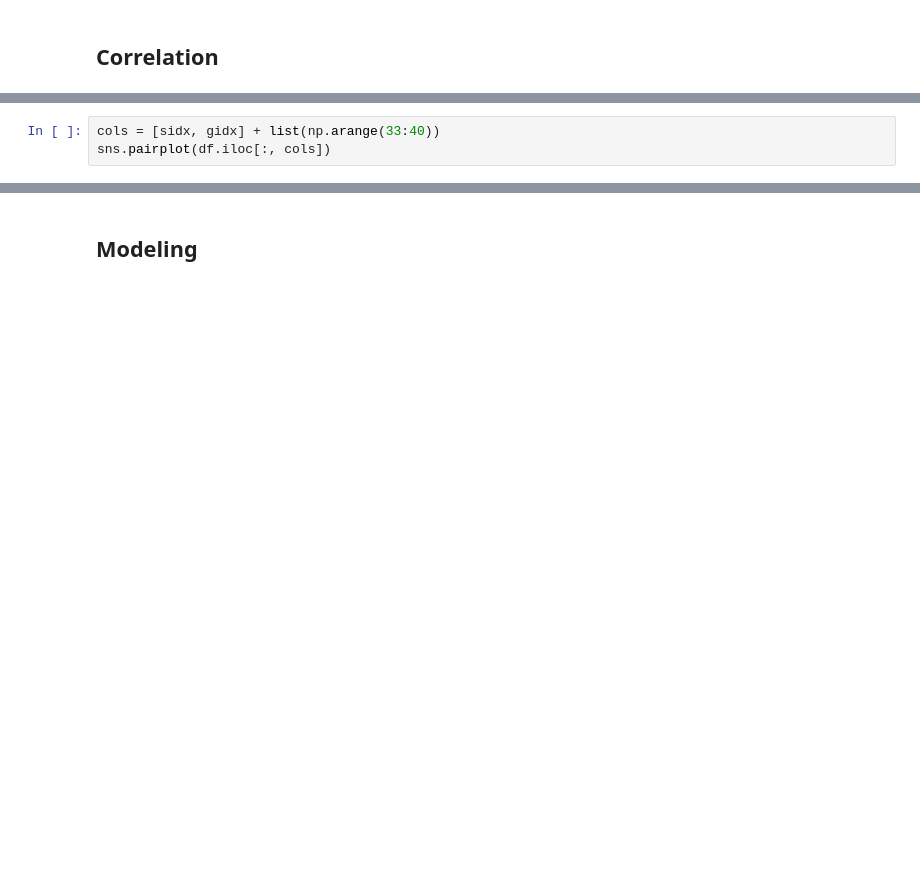
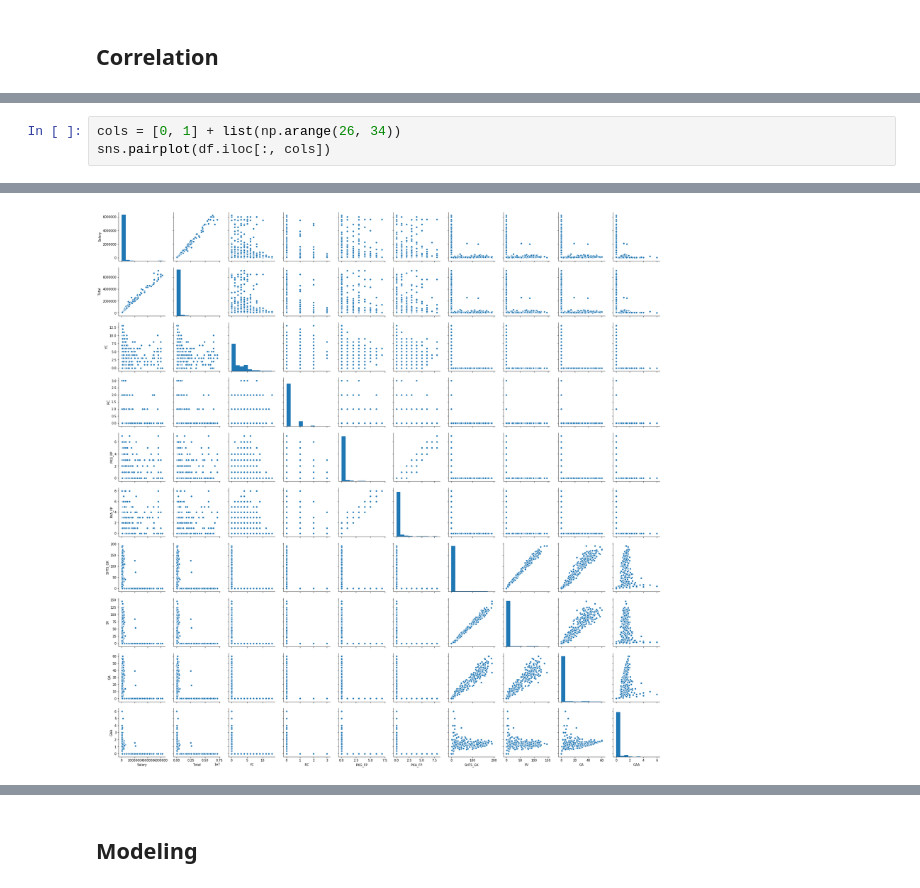
Before and after one commit to cneiderer/Class_Projects, a Jupyter notebook: Project_2/ModelBuilding.ipynb, the cells around one changed output, grey strips where cells are left out. Saved outputs shown, nothing was run; the diff lists cells and outputs as text; blank space fills up the shorter version.

```diff
--- a/Project_2/ModelBuilding.ipynb
+++ b/Project_2/ModelBuilding.ipynb
@@ -208,4 +283,4 @@ sns.pairplot(df.iloc[:, cols])
 # %%
-cols = [sidx, gidx] + list(np.arange(33:40))
+cols = [0, 1] + list(np.arange(26, 34))
 sns.pairplot(df.iloc[:, cols])
 # %% [output]
@@ -213 +288,2 @@ SyntaxError: invalid syntax (<ipython-input-88-a0a860beaab9>, line 1)
+[figure, added]
 # %%
```
Also changed, not shown: parts of 69 cells of this notebook, 1 other file.
